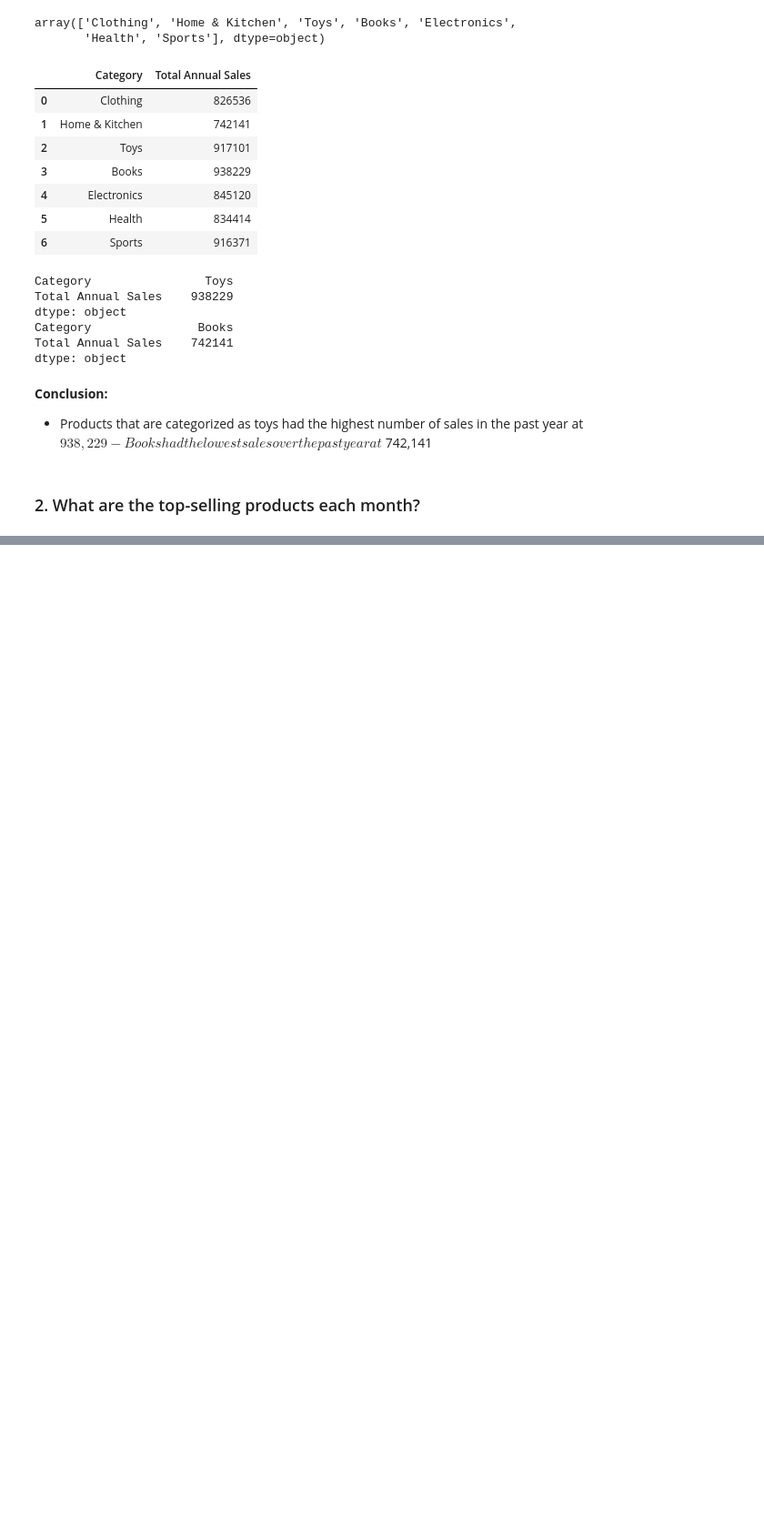
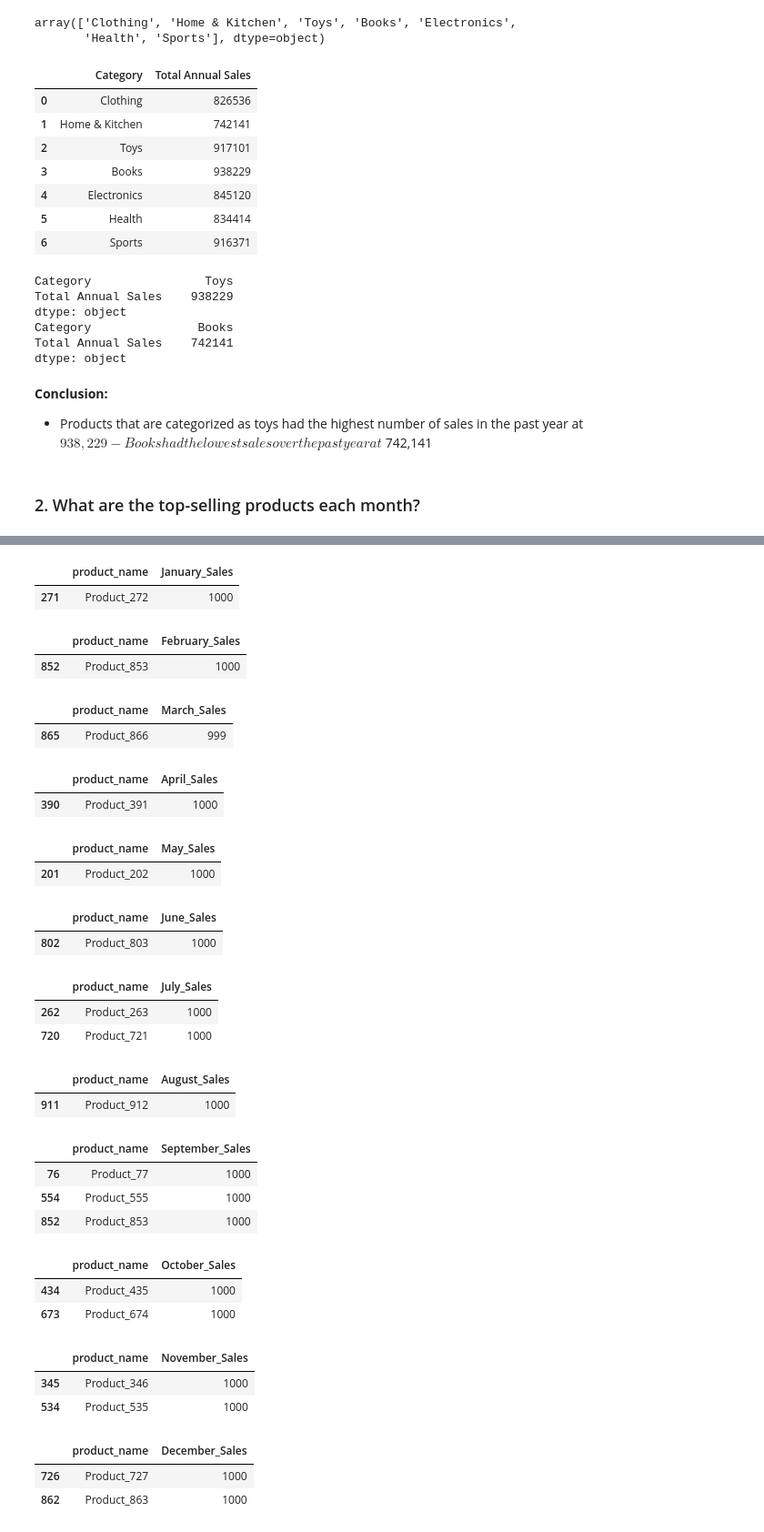
Before and after one commit to Willnguyen02/E-commerce-Sales-Analytics, a Jupyter notebook: Main.ipynb, the cells around one changed output, grey strips where cells are left out. Shown: that part at 91% size. Cells and saved outputs as stored; diff of their text form; code cells hidden in the pictures; blank space fills up the shorter version.

```diff
--- a/Main.ipynb
+++ b/Main.ipynb
@@ -168,22 +193,3 @@ dtype: object
 - Books had the lowest sales over the past year at $742,141
 # %% [markdown]
 ### 2. What are the top-selling products each month?
-# %%
-months = ['sales_month_1', 'sales_month_2', 'sales_month_3',
-       'sales_month_4', 'sales_month_5', 'sales_month_6', 'sales_month_7',
-       'sales_month_8', 'sales_month_9', 'sales_month_10', 'sales_month_11',
-       'sales_month_12']
-
-for month in months:
-    prod_name = df[df[month] == df[month].max()]
-    display(prod_name)
-# %%
-months = ['sales_month_1', 'sales_month_2', 'sales_month_3',
-       'sales_month_4', 'sales_month_5', 'sales_month_6', 'sales_month_7',
-       'sales_month_8', 'sales_month_9', 'sales_month_10', 'sales_month_11',
-       'sales_month_12']
-
-for month in months:
-    month_max = df[month].max()
-    prod_name = df[df[month] == month_max][['product_name', month]]
-    display(prod_name)
@@ -220,0 +196,38 @@ for month in months:
+# %%
+# Filtered through each month for the top selling products and their sales
+months = ['January_Sales', 'February_Sales', 'March_Sales', 'April_Sales', 'May_Sales', 'June_Sales', 'July_Sales', 'August_Sales', 'September_Sales', 'October_Sales', 'November_Sales', 'December_Sales']
+
+for month in months:
+    prod_name = df[df[month] == df[month].max()][['product_name', month]]
+    display(prod_name)
+# %% [output]
+|  | product_name | January_Sales |
+| 271 | Product_272 | 1000 |
+|  | product_name | February_Sales |
+| 852 | Product_853 | 1000 |
+|  | product_name | March_Sales |
+| 865 | Product_866 | 999 |
+|  | product_name | April_Sales |
+| 390 | Product_391 | 1000 |
+|  | product_name | May_Sales |
+| 201 | Product_202 | 1000 |
+|  | product_name | June_Sales |
+| 802 | Product_803 | 1000 |
+|  | product_name | July_Sales |
+| 262 | Product_263 | 1000 |
+| 720 | Product_721 | 1000 |
+|  | product_name | August_Sales |
+| 911 | Product_912 | 1000 |
+|  | product_name | September_Sales |
+| 76 | Product_77 | 1000 |
+| 554 | Product_555 | 1000 |
+| 852 | Product_853 | 1000 |
+|  | product_name | October_Sales |
+| 434 | Product_435 | 1000 |
+| 673 | Product_674 | 1000 |
+|  | product_name | November_Sales |
+| 345 | Product_346 | 1000 |
+| 534 | Product_535 | 1000 |
+|  | product_name | December_Sales |
+| 726 | Product_727 | 1000 |
+| 862 | Product_863 | 1000 |
```
Also changed, not shown: parts of 6 cells of this notebook.
